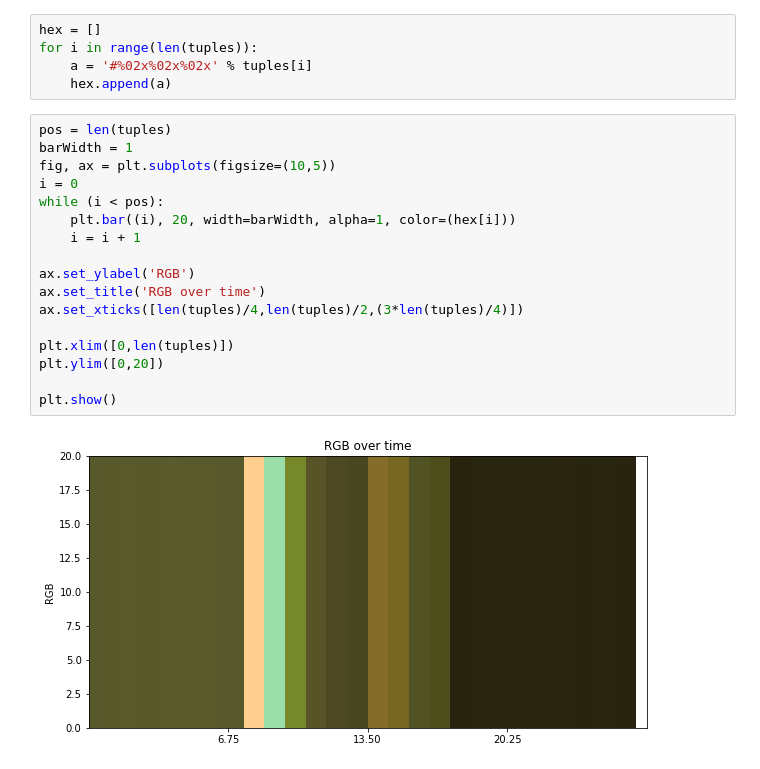
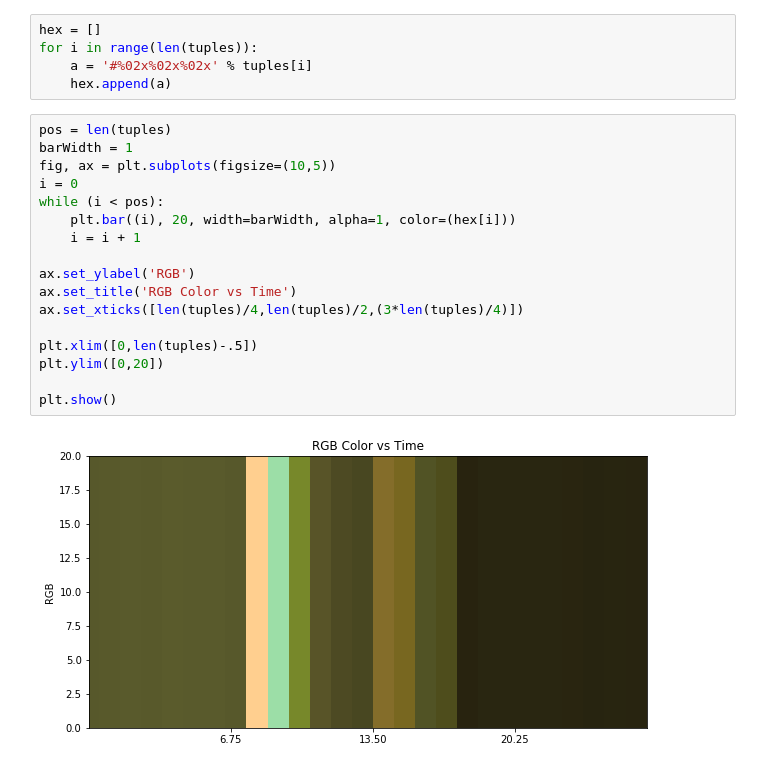
Before and after one commit to kyleyoung1121/Water-Sled-Sensor-Analysis, a Jupyter notebook: Water-Sled Sensor Analysis.ipynb, the cells around one changed output. Cells and saved outputs as stored; diff of their text form.

```diff
--- a/Water-Sled Sensor Analysis.ipynb
+++ b/Water-Sled Sensor Analysis.ipynb
@@ -117,19 +115,19 @@ for i in range(len(tuples)):
 # %%
 pos = len(tuples)
 barWidth = 1
 fig, ax = plt.subplots(figsize=(10,5))
 i = 0
 while (i < pos):
     plt.bar((i), 20, width=barWidth, alpha=1, color=(hex[i]))
     i = i + 1
 
 ax.set_ylabel('RGB')
-ax.set_title('RGB over time')
+ax.set_title('RGB Color vs Time')
 ax.set_xticks([len(tuples)/4,len(tuples)/2,(3*len(tuples)/4)])
 
-plt.xlim([0,len(tuples)])
+plt.xlim([0,len(tuples)-.5])
 plt.ylim([0,20])
 
 plt.show()
 # %% [output]
-[figure, old version]
+[figure, new version]
```
Also changed, not shown: parts of 9 cells of this notebook.
